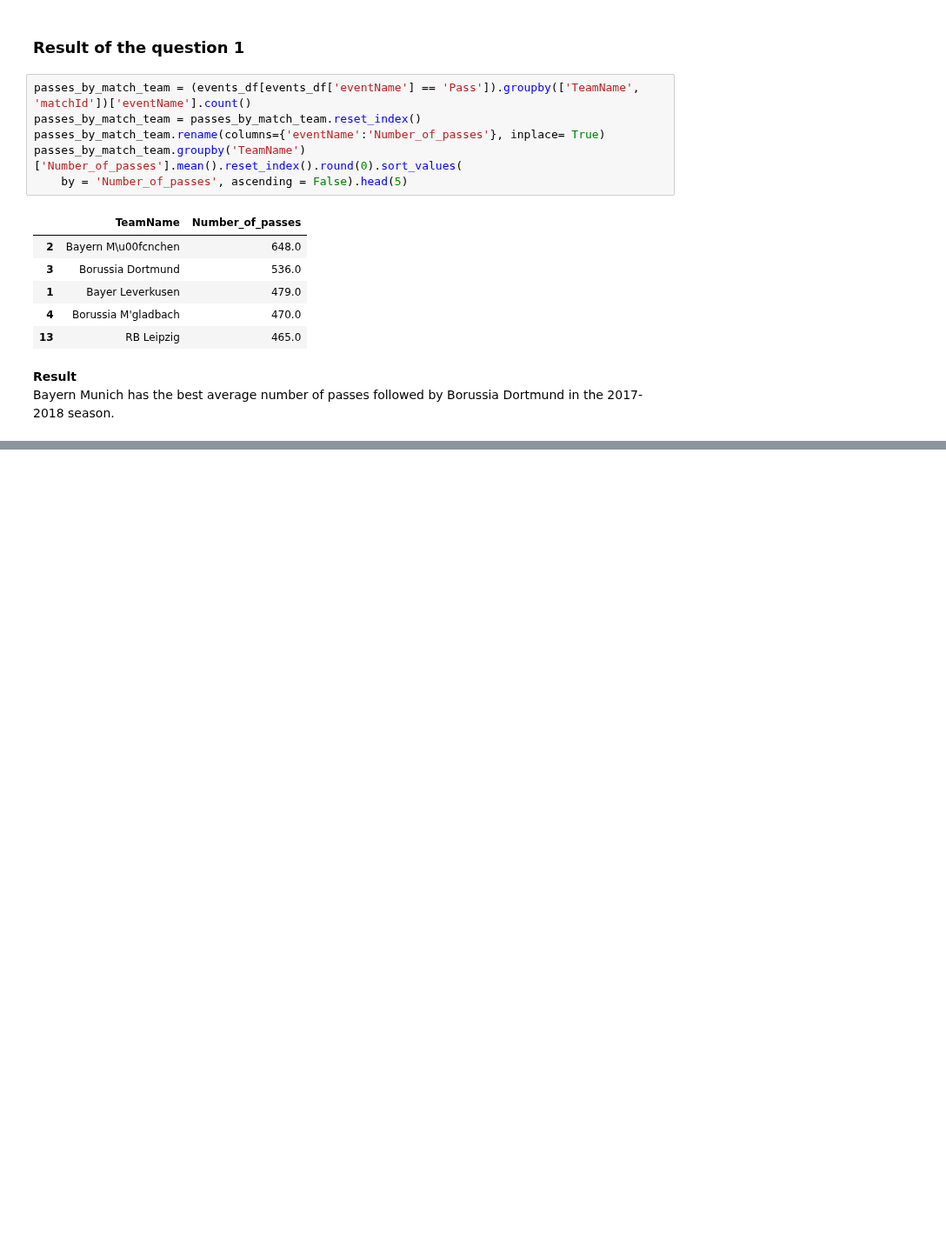
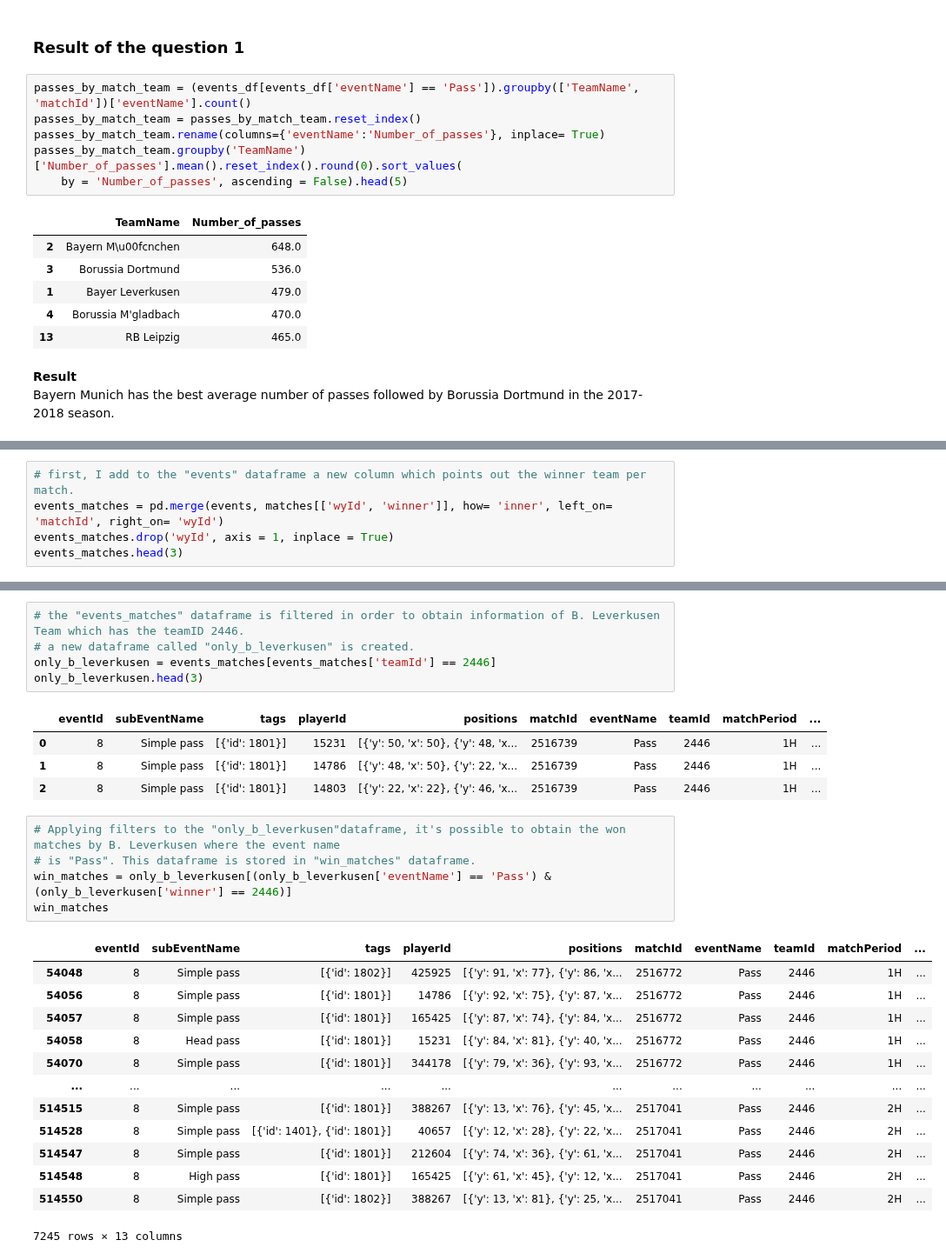
Before and after one commit to Luchini1987/Analysis-of-German-bundenliga-Football-Matches-using-Python, a Jupyter notebook: Analysis_Germany_Football.ipynb, the cells around one changed output, grey strips where cells are left out. Shown at 87% size. Cells and saved outputs as stored; diff of their text form; blank space fills up the shorter version.

```diff
--- a/Analysis_Germany_Football.ipynb
+++ b/Analysis_Germany_Football.ipynb
@@ -290,0 +376,5 @@ Bayern Munich has the best average number of passes followed by Borussia Dortmun
+# %%
+# first, I add to the "events" dataframe a new column which points out the winner team per match.
+events_matches = pd.merge(events, matches[['wyId', 'winner']], how= 'inner', left_on= 'matchId', right_on= 'wyId')
+events_matches.drop('wyId', axis = 1, inplace = True)
+events_matches.head(3)
@@ -290,0 +394,29 @@ Bayern Munich has the best average number of passes followed by Borussia Dortmun
+# %%
+# the "events_matches" dataframe is filtered in order to obtain information of B. Leverkusen Team which has the teamID 2446.
+# a new dataframe called "only_b_leverkusen" is created.
+only_b_leverkusen = events_matches[events_matches['teamId'] == 2446]
+only_b_leverkusen.head(3)
+# %% [output]
+|  | eventId | subEventName | tags | playerId | positions | matchId | eventName | teamId | matchPeriod | ... |
+| 0 | 8 | Simple pass | [{'id': 1801}] | 15231 | [{'y': 50, 'x': 50}, {'y': 48, 'x... | 2516739 | Pass | 2446 | 1H | ... |
+| 1 | 8 | Simple pass | [{'id': 1801}] | 14786 | [{'y': 48, 'x': 50}, {'y': 22, 'x... | 2516739 | Pass | 2446 | 1H | ... |
+| 2 | 8 | Simple pass | [{'id': 1801}] | 14803 | [{'y': 22, 'x': 22}, {'y': 46, 'x... | 2516739 | Pass | 2446 | 1H | ... |
+# %%
+# Applying filters to the "only_b_leverkusen"dataframe, it's possible to obtain the won matches by B. Leverkusen where the event name
+# is "Pass". This dataframe is stored in "win_matches" dataframe.
+win_matches = only_b_leverkusen[(only_b_leverkusen['eventName'] == 'Pass') & (only_b_leverkusen['winner'] == 2446)]
+win_matches
+# %% [output]
+|  | eventId | subEventName | tags | playerId | positions | matchId | eventName | teamId | matchPeriod | ... |
+| 54048 | 8 | Simple pass | [{'id': 1802}] | 425925 | [{'y': 91, 'x': 77}, {'y': 86, 'x... | 2516772 | Pass | 2446 | 1H | ... |
+| 54056 | 8 | Simple pass | [{'id': 1801}] | 14786 | [{'y': 92, 'x': 75}, {'y': 87, 'x... | 2516772 | Pass | 2446 | 1H | ... |
+| 54057 | 8 | Simple pass | [{'id': 1801}] | 165425 | [{'y': 87, 'x': 74}, {'y': 84, 'x... | 2516772 | Pass | 2446 | 1H | ... |
+| 54058 | 8 | Head pass | [{'id': 1801}] | 15231 | [{'y': 84, 'x': 81}, {'y': 40, 'x... | 2516772 | Pass | 2446 | 1H | ... |
+| 54070 | 8 | Simple pass | [{'id': 1801}] | 344178 | [{'y': 79, 'x': 36}, {'y': 93, 'x... | 2516772 | Pass | 2446 | 1H | ... |
+| ... | ... | ... | ... | ... | ... | ... | ... | ... | ... | ... |
+| 514515 | 8 | Simple pass | [{'id': 1801}] | 388267 | [{'y': 13, 'x': 76}, {'y': 45, 'x... | 2517041 | Pass | 2446 | 2H | ... |
+| 514528 | 8 | Simple pass | [{'id': 1401}, {'id': 1801}] | 40657 | [{'y': 12, 'x': 28}, {'y': 22, 'x... | 2517041 | Pass | 2446 | 2H | ... |
+| 514547 | 8 | Simple pass | [{'id': 1801}] | 212604 | [{'y': 74, 'x': 36}, {'y': 61, 'x... | 2517041 | Pass | 2446 | 2H | ... |
+| 514548 | 8 | High pass | [{'id': 1801}] | 165425 | [{'y': 61, 'x': 45}, {'y': 12, 'x... | 2517041 | Pass | 2446 | 2H | ... |
+| 514550 | 8 | Simple pass | [{'id': 1802}] | 388267 | [{'y': 13, 'x': 81}, {'y': 25, 'x... | 2517041 | Pass | 2446 | 2H | ... |
+7245 rows × 13 columns
```
Also changed, not shown: parts of 26 cells of this notebook.
